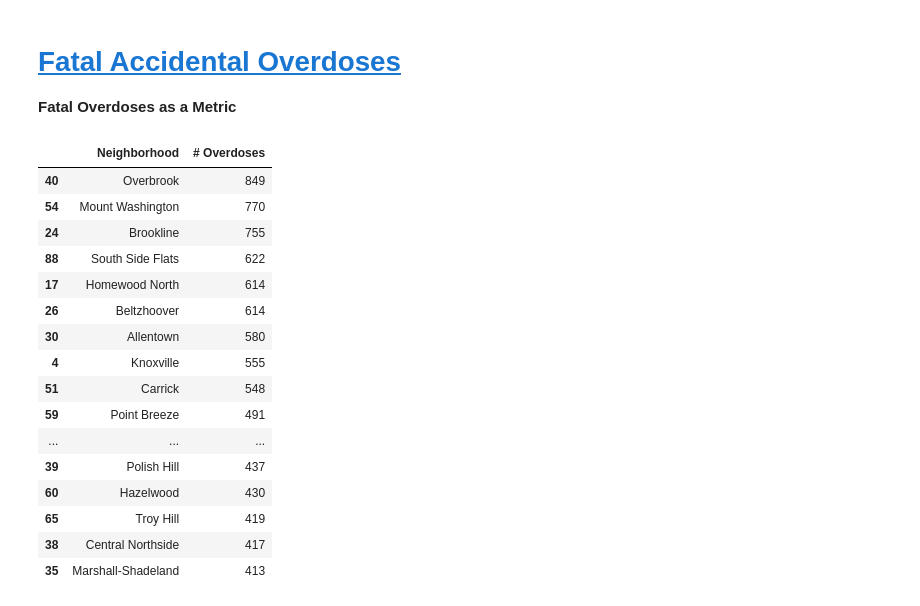
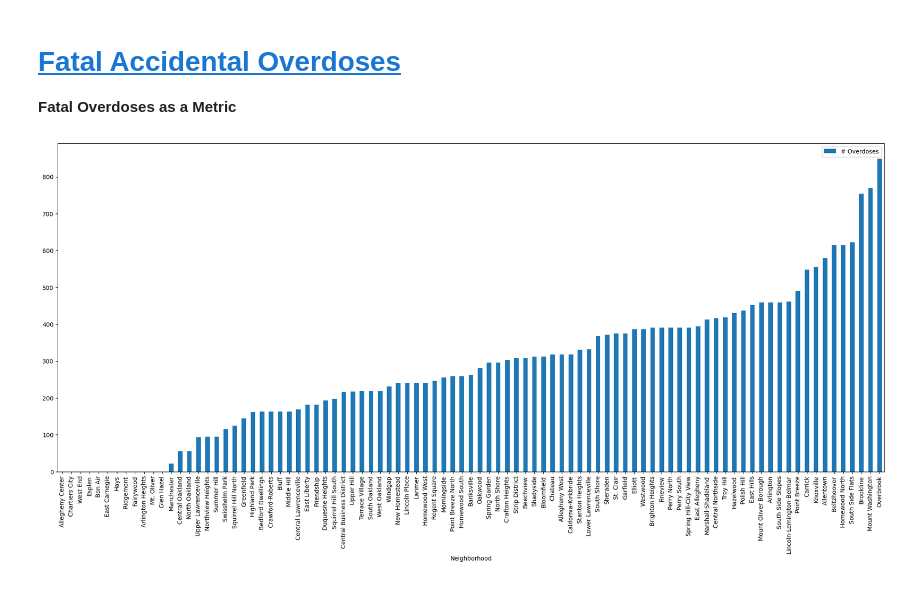
Before and after one commit to ee312/CMPINF0010-FINAL, a Jupyter notebook: ene8-notebook.ipynb, the cells around one changed output. Drawn from its saved outputs; the diff is of its cells as text; code cells hidden in the pictures.

Commit message:
added graphs

```diff
--- a/ene8-notebook.ipynb
+++ b/ene8-notebook.ipynb
@@ -38,27 +38,12 @@ for index, row in od_data.iterrows():
 # %%
 od_df = pd.DataFrame([od_dict.keys(), od_dict.values()]).T
 od_df.columns= ['Neighborhood', '# Overdoses']
 od_df.head(20)
 
-sorted_ods = od_df.sort_values(by='# Overdoses', ascending=False)
-sorted_ods.head(20)
+sorted_ods = od_df.sort_values(by='# Overdoses', ascending=True)
+sorted_ods.head(15)
 
-# sorted_ods['# Overdoses'].plot(kind="bar", width = .4, figsize=(25,10), position=1)
+sorted_ods.plot.bar(x="Neighborhood",y="# Overdoses",width = .5, figsize=(25,10))
+plt.show()
 # %% [output]
-|  | Neighborhood | # Overdoses |
-| 40 | Overbrook | 849 |
-| 54 | Mount Washington | 770 |
-| 24 | Brookline | 755 |
-| 88 | South Side Flats | 622 |
-| 17 | Homewood North | 614 |
-| 26 | Beltzhoover | 614 |
-| 30 | Allentown | 580 |
-| 4 | Knoxville | 555 |
-| 51 | Carrick | 548 |
-| 59 | Point Breeze | 491 |
-| ... | ... | ... |
-| 39 | Polish Hill | 437 |
-| 60 | Hazelwood | 430 |
-| 65 | Troy Hill | 419 |
-| 38 | Central Northside | 417 |
-| 35 | Marshall-Shadeland | 413 |
+[figure, added]
```
Also changed, not shown: parts of 4 cells of this notebook.
